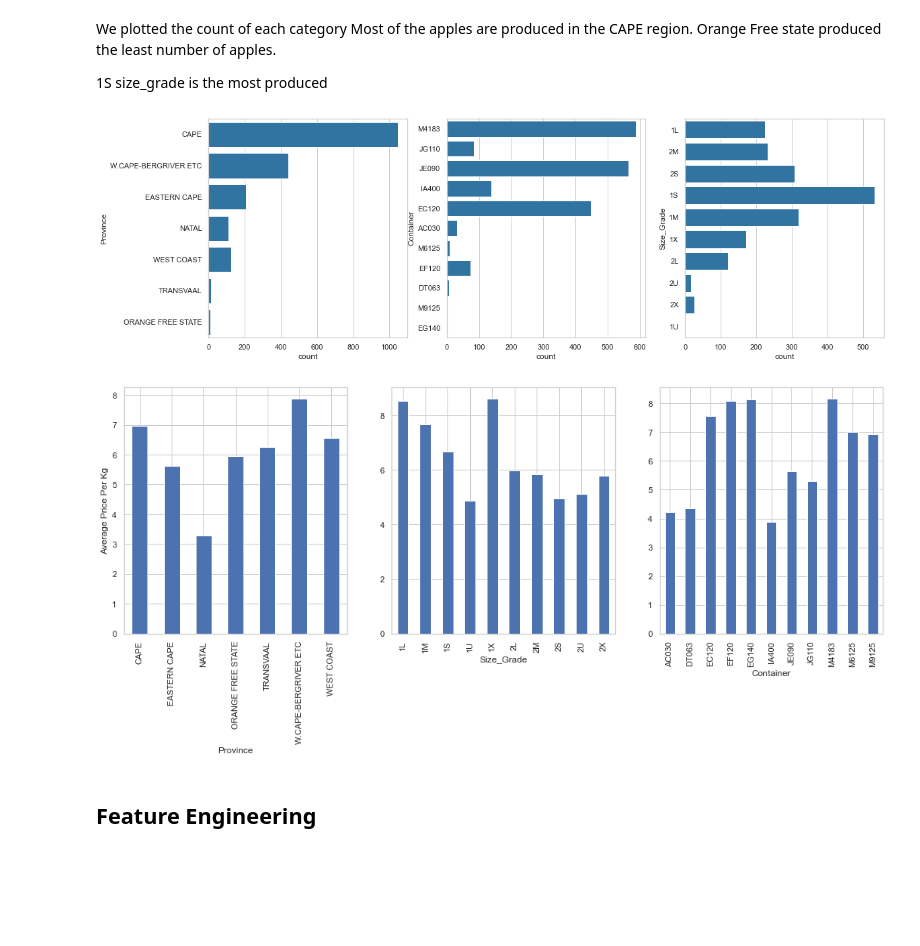
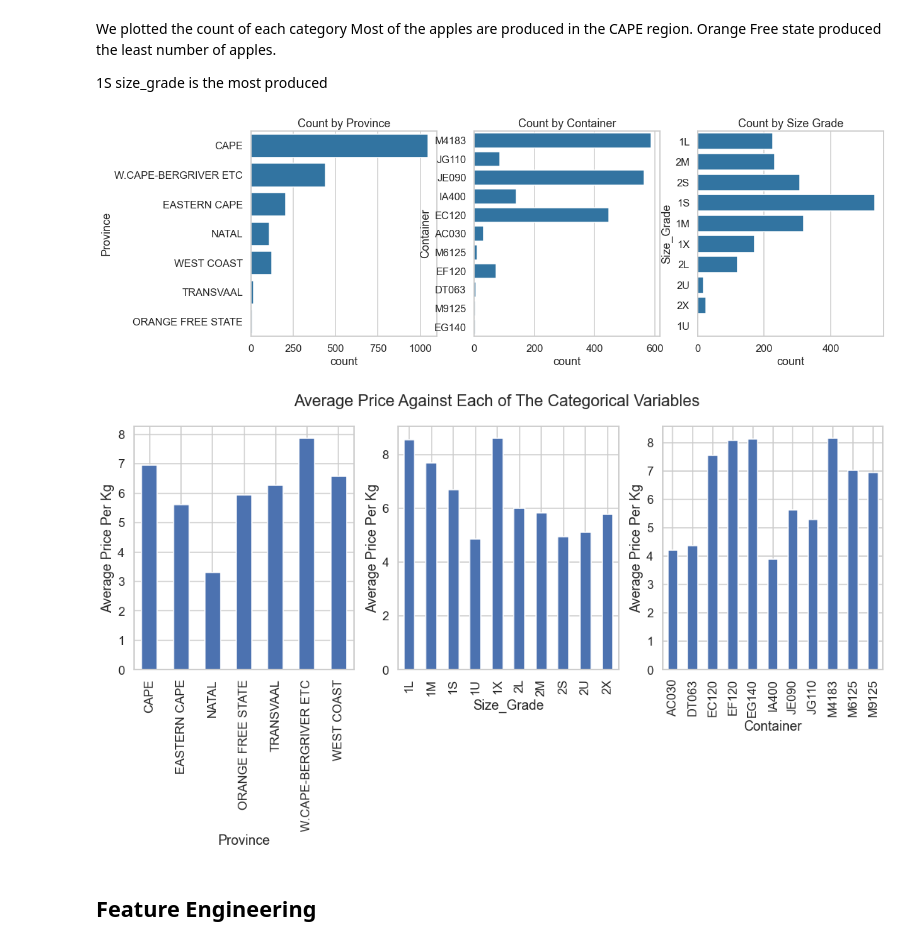
Before and after one commit to nkonyanihlulani/Team_7_regression, a Jupyter notebook: team_7.ipynb, the cells around one changed output. Saved outputs shown, nothing was run; the diff lists cells and outputs as text; code cells hidden in the pictures; blank space fills up the shorter version.

```diff
--- a/team_7.ipynb
+++ b/team_7.ipynb
@@ -194,8 +214,10 @@ df = train.groupby(train['Date'])['avg_price_per_kg'].mean() #getting the averag
 # %%
-fig, ax = plt.subplots(figsize=(18, 6))
-ax.plot(df)
-ax.grid(True)
-ax.set_title('Average Price Per Kg of Golden Apples Over Time')
-ax.set_ylabel('Average Price Per Kg Per Day')
-ax.set_xlabel('Date')
+sns.set_context("talk")
+plt.figure(figsize=(18,6))
+sns.lineplot(x="Date",y='avg_price_per_kg', label="Daily",data=df)
+sns.lineplot(x="Date",y='rolling_eve', label="7-day rolling average",data=df)
+plt.title('Average Price Per Kg of Golden Apples Over Time')
+plt.ylabel('Average Price Per Kg Per Day')
+plt.xlabel('Date')
+plt.show()
 # %% [output]
@@ -243,23 +280,31 @@ Most of the apples are produced in the CAPE region. Orange Free state produced t
 # %%
 fig, axs = plt.subplots(1,3, figsize=(18, 6))
 ax.grid(True)
-sns.countplot(y = 'Province',data = train, ax=axs[0],color='#1f77b4')
-sns.countplot(y = 'Container', ax=axs[1],data = train,color='#1f77b4')
-sns.countplot(y = 'Size_Grade', ax=axs[2],data = train,color='#1f77b4')
+cp1 = sns.countplot(y = 'Province',data = train, ax=axs[0],color='#1f77b4')
+cp2 = sns.countplot(y = 'Container', ax=axs[1],data = train,color='#1f77b4')
+cp3 = sns.countplot(y = 'Size_Grade', ax=axs[2],data = train,color='#1f77b4')
+cp1.set_title("Count by Province")
+cp2.set_title("Count by Container")
+cp3.set_title("Count by Size Grade")
+
 plt.show()
 # %% [output]
-[figure, old version]
+[figure, new version]
 # %%
 fig, axs = plt.subplots(1,3, figsize=(18, 6))
 ax.grid(True)
-pro=train.groupby(train['Province'])['avg_price_per_kg'].mean().plot(kind='bar', ax=axs[0])
-train.groupby(train['Size_Grade'])['avg_price_per_kg'].mean().plot(kind='bar',ax=axs[1])
-train.groupby(train['Container'])['avg_price_per_kg'].mean().plot(kind='bar',ax=axs[2])
-pro.set_ylabel("Average Price Per Kg")
+gb1 = train.groupby(train['Province'])['avg_price_per_kg'].mean().plot(kind='bar', ax=axs[0])
+gb2 = train.groupby(train['Size_Grade'])['avg_price_per_kg'].mean().plot(kind='bar',ax=axs[1])
+gb3 = train.groupby(train['Container'])['avg_price_per_kg'].mean().plot(kind='bar',ax=axs[2])
 
+gb1.set_ylabel("Average Price Per Kg")
+gb2.set_ylabel("Average Price Per Kg")
+gb3.set_ylabel("Average Price Per Kg")
+
+fig.suptitle('Average Price Against Each of The Categorical Variables')
 plt.show()
 # %% [output]
-[figure, old version]
+[figure, new version]
 # %% [markdown]
 ## **Feature Engineering**
 # %% [markdown]
```
Also changed, not shown: parts of 6 cells of this notebook.
